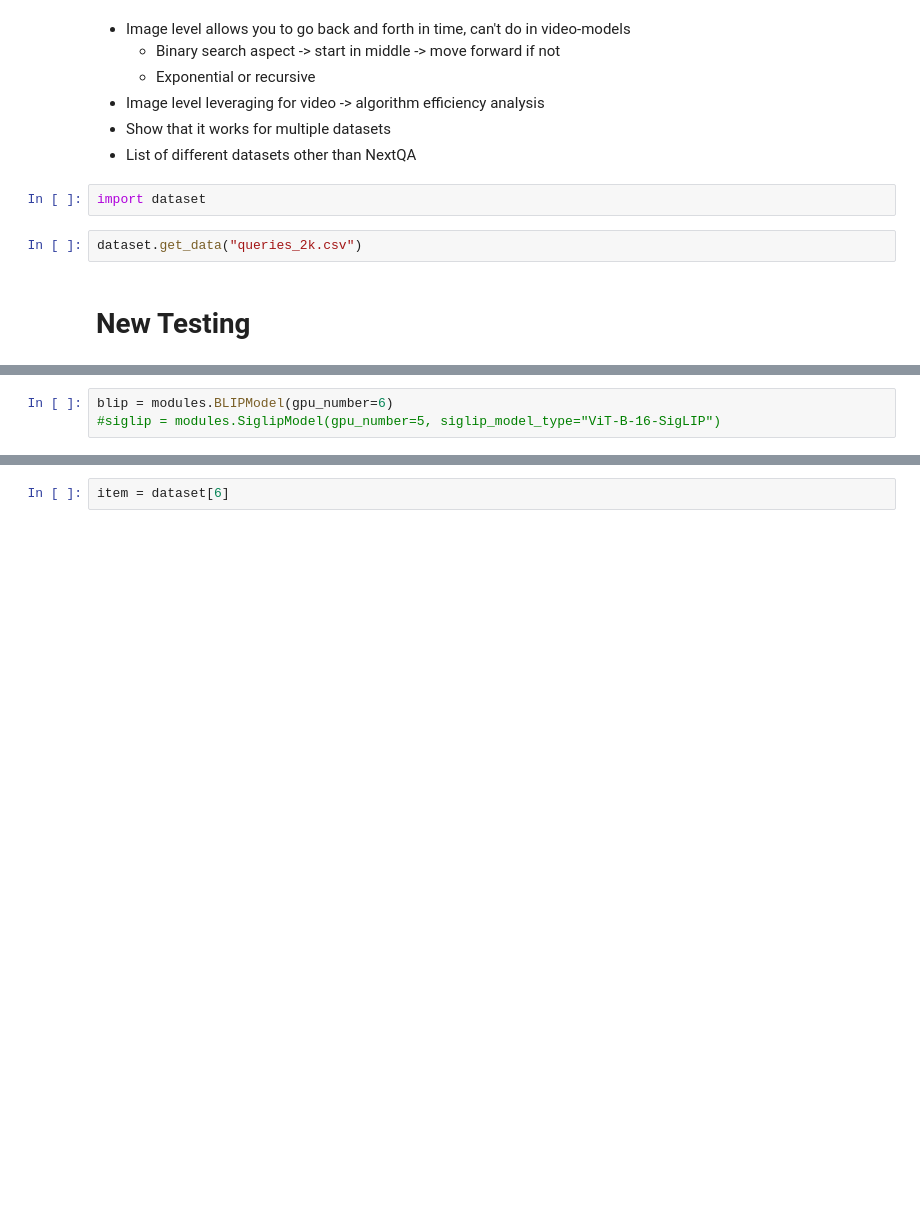
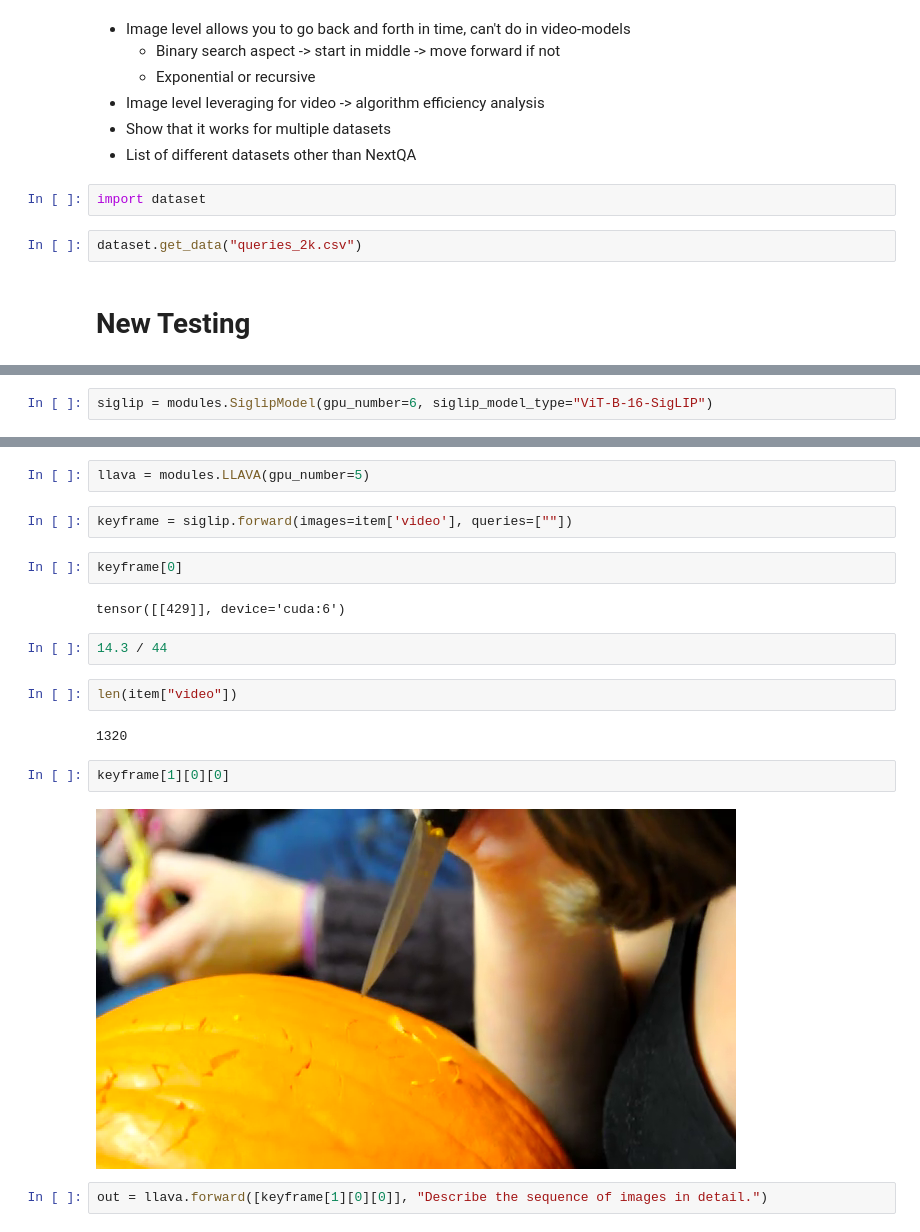
Before and after one commit to chuyishang/vidVQA, a Jupyter notebook: testing_new.ipynb, the cells around one changed output, grey strips where cells are left out. Saved outputs shown, nothing was run; the diff lists cells and outputs as text; blank space fills up the shorter version.

```diff
--- a/testing_new.ipynb
+++ b/testing_new.ipynb
@@ -535,3 +544,2 @@ dict_keys(['multiprocessing', 'path_pretrained_models', 'execute_code', 'dataset
 # %%
-blip = modules.BLIPModel(gpu_number=6)
-#siglip = modules.SiglipModel(gpu_number=5, siglip_model_type="ViT-B-16-SigLIP")
+siglip = modules.SiglipModel(gpu_number=6, siglip_model_type="ViT-B-16-SigLIP")
@@ -547,2 +546,20 @@ dataset = MyDataset(data_path="/shared/shang/datasets/nextqa/videos/",
-# %%
-item = dataset[6]
+# %%
+llava = modules.LLAVA(gpu_number=5)
+# %%
+keyframe = siglip.forward(images=item['video'], queries=[""])
+# %%
+keyframe[0]
+# %% [output]
+tensor([[429]], device='cuda:6')
+# %%
+14.3 / 44
+# %%
+len(item["video"])
+# %% [output]
+1320
+# %%
+keyframe[1][0][0]
+# %% [output]
+[figure, added]
+# %%
+out = llava.forward([keyframe[1][0][0]], "Describe the sequence of images in detail.")
```
Also changed, not shown: parts of 23 cells of this notebook, 6 other files.
